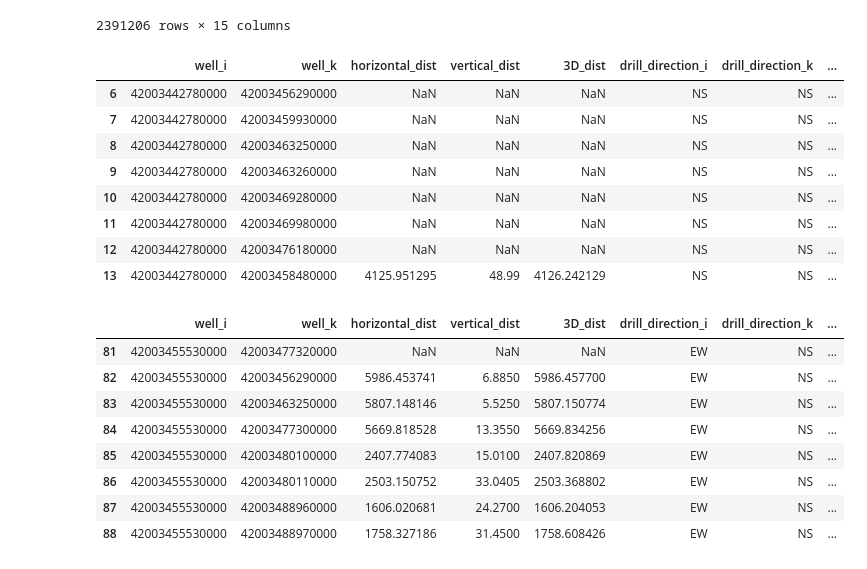
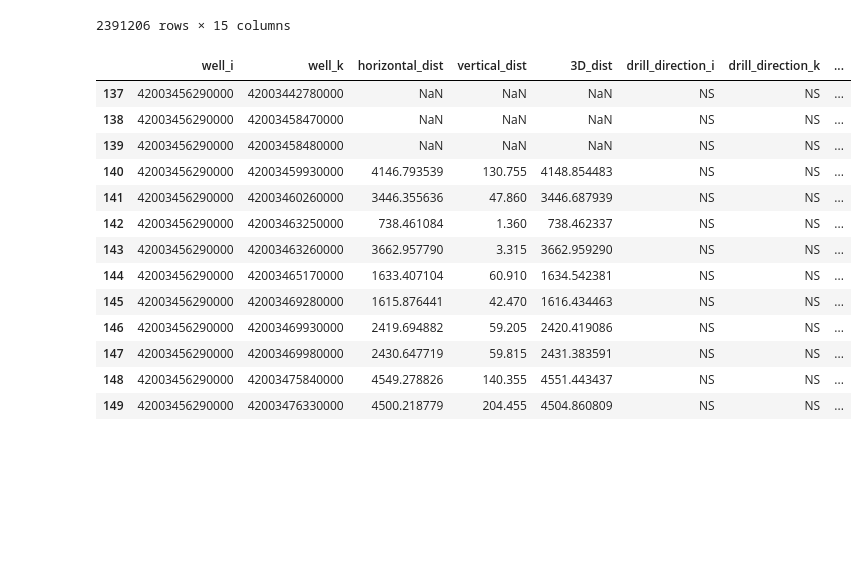
Before and after one commit to apoorvasaxena03/well-spacing-analyzer, a Jupyter notebook: notebooks/spacing_stat_v2.ipynb, the cells around one changed output. Saved outputs shown, nothing was run; the diff lists cells and outputs as text; code cells hidden in the pictures; blank space fills up the shorter version.

```diff
--- a/notebooks/spacing_stat_v2.ipynb
+++ b/notebooks/spacing_stat_v2.ipynb
@@ -1535,29 +1535,22 @@ df_spacing_new
 | 2391205 | 42501376030000 | 42501376000000 | 661.473335 | 4.3550 | 661.487671 | NS | NS | ... |
 2391206 rows × 15 columns
 # %%
-df_spacing_new[df_spacing_new['well_i'] == '42003442780000']
+df_spacing_new[df_spacing_new['well_i'] == '42003456290000']
 # %% [output]
 |  | well_i | well_k | horizontal_dist | vertical_dist | 3D_dist | drill_direction_i | drill_direction_k | ... |
-| 6 | 42003442780000 | 42003456290000 | NaN | NaN | NaN | NS | NS | ... |
-| 7 | 42003442780000 | 42003459930000 | NaN | NaN | NaN | NS | NS | ... |
-| 8 | 42003442780000 | 42003463250000 | NaN | NaN | NaN | NS | NS | ... |
-| 9 | 42003442780000 | 42003463260000 | NaN | NaN | NaN | NS | NS | ... |
-| 10 | 42003442780000 | 42003469280000 | NaN | NaN | NaN | NS | NS | ... |
-| 11 | 42003442780000 | 42003469980000 | NaN | NaN | NaN | NS | NS | ... |
-| 12 | 42003442780000 | 42003476180000 | NaN | NaN | NaN | NS | NS | ... |
-| 13 | 42003442780000 | 42003458480000 | 4125.951295 | 48.99 | 4126.242129 | NS | NS | ... |
+| 137 | 42003456290000 | 42003442780000 | NaN | NaN | NaN | NS | NS | ... |
+| 138 | 42003456290000 | 42003458470000 | NaN | NaN | NaN | NS | NS | ... |
+| 139 | 42003456290000 | 42003458480000 | NaN | NaN | NaN | NS | NS | ... |
+| 140 | 42003456290000 | 42003459930000 | 4146.793539 | 130.755 | 4148.854483 | NS | NS | ... |
+| 141 | 42003456290000 | 42003460260000 | 3446.355636 | 47.860 | 3446.687939 | NS | NS | ... |
+| 142 | 42003456290000 | 42003463250000 | 738.461084 | 1.360 | 738.462337 | NS | NS | ... |
+| 143 | 42003456290000 | 42003463260000 | 3662.957790 | 3.315 | 3662.959290 | NS | NS | ... |
+| 144 | 42003456290000 | 42003465170000 | 1633.407104 | 60.910 | 1634.542381 | NS | NS | ... |
+| 145 | 42003456290000 | 42003469280000 | 1615.876441 | 42.470 | 1616.434463 | NS | NS | ... |
+| 146 | 42003456290000 | 42003469930000 | 2419.694882 | 59.205 | 2420.419086 | NS | NS | ... |
+| 147 | 42003456290000 | 42003469980000 | 2430.647719 | 59.815 | 2431.383591 | NS | NS | ... |
+| 148 | 42003456290000 | 42003475840000 | 4549.278826 | 140.355 | 4551.443437 | NS | NS | ... |
+| 149 | 42003456290000 | 42003476330000 | 4500.218779 | 204.455 | 4504.860809 | NS | NS | ... |
-# %%
-df_spacing_new[df_spacing_new['well_i']=='42003455530000']
-# %% [output]
-|  | well_i | well_k | horizontal_dist | vertical_dist | 3D_dist | drill_direction_i | drill_direction_k | ... |
-| 81 | 42003455530000 | 42003477320000 | NaN | NaN | NaN | EW | NS | ... |
-| 82 | 42003455530000 | 42003456290000 | 5986.453741 | 6.8850 | 5986.457700 | EW | NS | ... |
-| 83 | 42003455530000 | 42003463250000 | 5807.148146 | 5.5250 | 5807.150774 | EW | NS | ... |
-| 84 | 42003455530000 | 42003477300000 | 5669.818528 | 13.3550 | 5669.834256 | EW | NS | ... |
-| 85 | 42003455530000 | 42003480100000 | 2407.774083 | 15.0100 | 2407.820869 | EW | NS | ... |
-| 86 | 42003455530000 | 42003480110000 | 2503.150752 | 33.0405 | 2503.368802 | EW | NS | ... |
-| 87 | 42003455530000 | 42003488960000 | 1606.020681 | 24.2700 | 1606.204053 | EW | NS | ... |
-| 88 | 42003455530000 | 42003488970000 | 1758.327186 | 31.4500 | 1758.608426 | EW | NS | ... |
 # %%
 debug_pair_spacing(
     df=df_utm_lateral,
```
Also changed, not shown: parts of 1 cell of this notebook.
